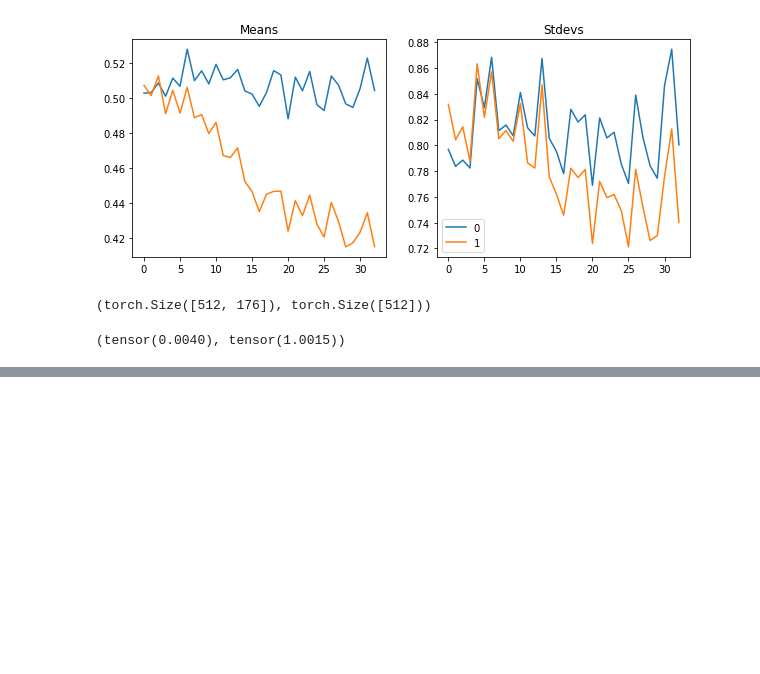
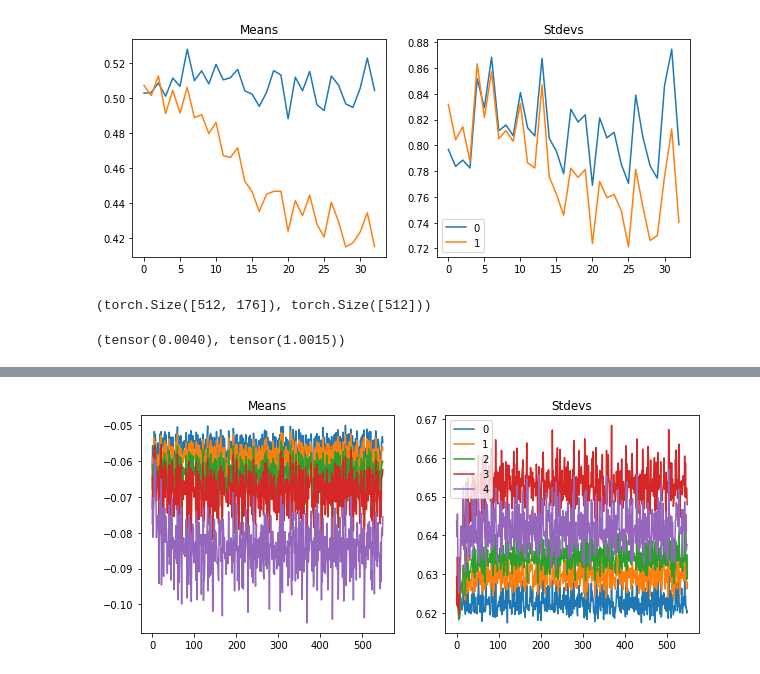
Before and after one commit to hemant0591/NeurIPS2025, a Jupyter notebook: Proper_init.ipynb, the cells around one changed output, grey strips where cells are left out. Saved outputs shown, nothing was run; the diff lists cells and outputs as text; code cells hidden in the pictures; blank space fills up the shorter version.

```diff
--- a/Proper_init.ipynb
+++ b/Proper_init.ipynb
@@ -380,0 +386,4 @@ learn.fit(10)
+# %%
+astats.plot_stats()
+# %% [output]
+[figure, added]
```
Also changed, not shown: parts of 12 cells of this notebook, 1 other file.
